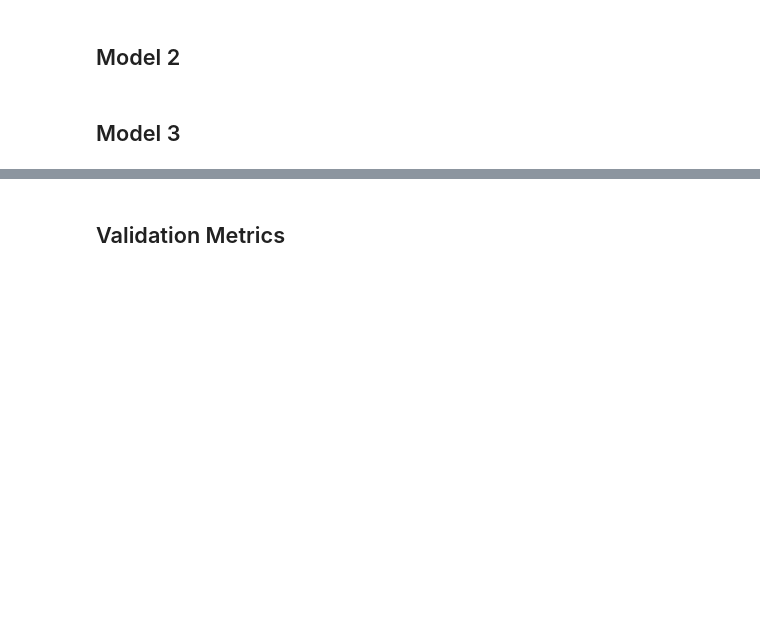
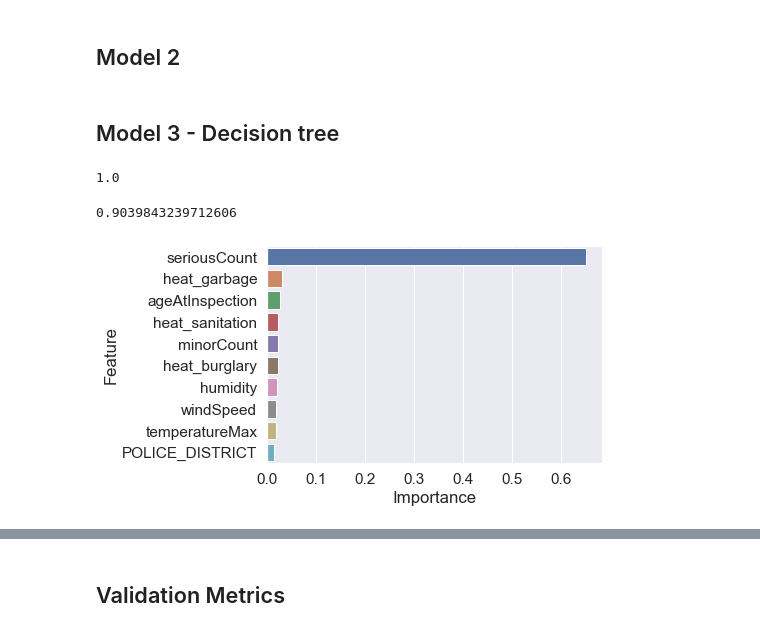
Before and after one commit to ElizabethBreen/CSS_Project3_Team2, a Jupyter notebook: Project 3 Students.ipynb, the cells around one changed output, grey strips where cells are left out. Saved outputs shown, nothing was run; the diff lists cells and outputs as text; code cells hidden in the pictures; blank space fills up the shorter version.

Commit message:
Some Decision tree in progress

```diff
--- a/Project 3 Students.ipynb
+++ b/Project 3 Students.ipynb
@@ -225,6 +226,15 @@ to_drop = [column for column in upper_tri.columns if any(upper_tri[column] > 0.7
 X.drop(to_drop, axis=1, inplace=True)
 # %% [markdown]
 ## Fit Models
+# %%
+# Set seed
+np.random.seed(10)
+
+X_train, X_test, y_train, y_test = train_test_split(X, y, train_size = .80, test_size=0.20,
+                                                   stratify=y)
+
+X_train, X_validate, y_train, y_validate = train_test_split(X_train, y_train, train_size = .75, test_size = .25,
+                                                           stratify = y_train)
 # %% [markdown]
 ### Model 1
 # %% [markdown]
@@ -280,4 +290,46 @@ plt.show()
 # %% [markdown]
 ## Model 2
 # %% [markdown]
-## Model 3
+## Model 3 - Decision tree
+# %%
+from sklearn import tree
+
+dt_classifier = DecisionTreeClassifier()
+
+param_grid = {'max_depth': [5, 10, 15],
+             'min_samples_split': [2, 4, 6]}
+
+# max features, max leaf nodes: from below, play around
+# & sklearn documentation
+# give arguments for partic model, search for values
+
+dt_grid = GridSearchCV(dt_classifier, param_grid, cv = 3)
+dt_grid.fit(X, y)
+
+tree.DecisionTreeClassifier(criterion='gini',  # or 'entropy' for information gain
+                       splitter='best',  # or 'random' for random best split
+                       max_depth=None,  # how deep tree nodes can go
+                       min_samples_split=2,  # samples needed to split node
+                       min_samples_leaf=1,  # samples needed for a leaf
+                       min_weight_fraction_leaf=0.0,  # weight of samples needed for a node
+                       max_features=None,  # number of features to look for when splitting
+                       max_leaf_nodes=None,  # max nodes
+                       min_impurity_decrease=1e-07, #early stopping
+                       random_state = 10) #random seed
+# %%
+dt_classifier = dt_classifier.fit(X_train, y_train)
+# %%
+print(dt_classifier.score(X_train, y_train))
+# %% [output]
+1.0
+# %%
+print(dt_classifier.score(X_validate, y_validate))
+# %% [output]
+0.9039843239712606
+# %%
+feat_importances = pd.concat([pd.DataFrame(X.columns),pd.DataFrame(np.transpose(dt_classifier.feature_importances_))], axis = 1)
+feat_importances.columns = ["Feature", "Importance"]
+sns.barplot(x = "Importance", y = "Feature", data = feat_importances.nlargest(10, 'Importance'))
+plt.show()
+# %% [output]
+[figure, added]
```
Also changed, not shown: parts of 11 cells of this notebook.
